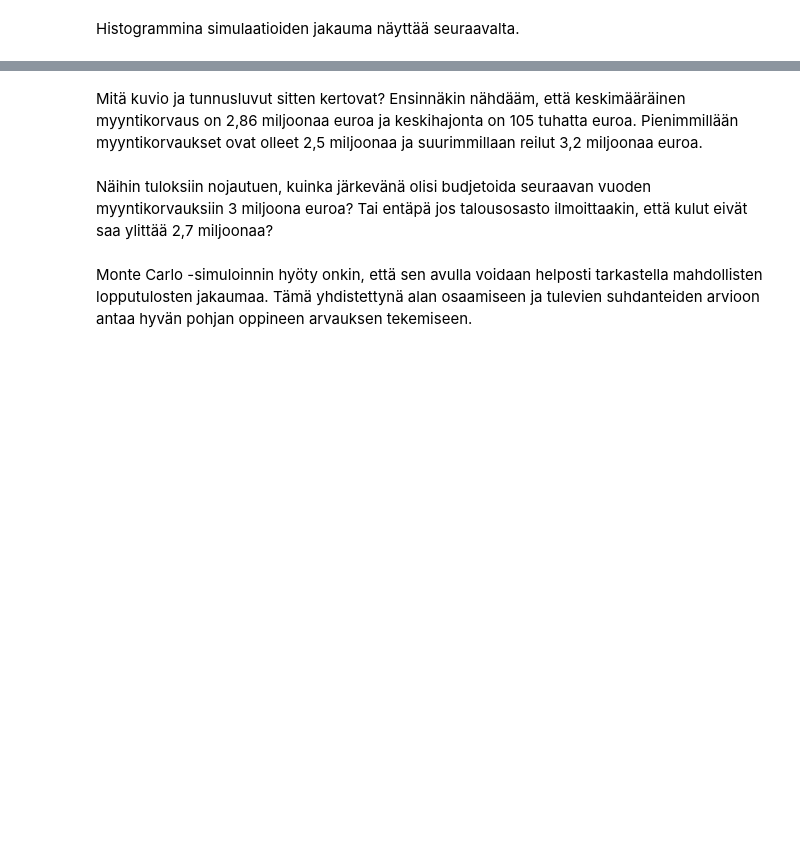
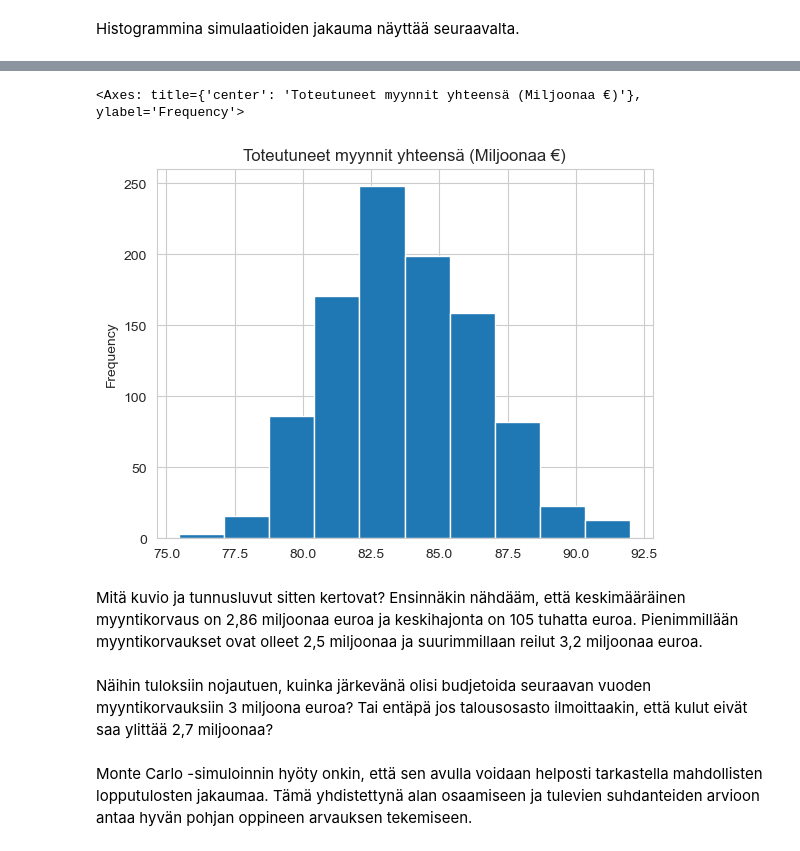
Before and after one commit to juhanurmonen/decision-making, a Jupyter notebook: Monte_Carlo_simulaatio_Pythonilla.ipynb, the cells around one changed output, grey strips where cells are left out. Drawn from its saved outputs; the diff is of its cells as text; code cells hidden in the pictures; blank space fills up the shorter version.

```diff
--- a/Monte_Carlo_simulaatio_Pythonilla.ipynb
+++ b/Monte_Carlo_simulaatio_Pythonilla.ipynb
@@ -268,3 +268,8 @@ Histogrammina simulaatioiden jakauma näyttää seuraavalta.
+# %%
+(tulokset_df['Toteutunut (€)']/1000000).plot(kind='hist', title="Toteutuneet myynnit yhteensä (Miljoonaa €)")
+# %% [output]
+<Axes: title={'center': 'Toteutuneet myynnit yhteensä (Miljoonaa €)'}, ylabel='Frequency'>
+[figure, added]
 # %% [markdown]
 Mitä kuvio ja tunnusluvut sitten kertovat? Ensinnäkin nähdääm, että keskimääräinen myyntikorvaus on 2,86 miljoonaa euroa ja keskihajonta on 105 tuhatta euroa. Pienimmillään myyntikorvaukset ovat olleet 2,5 miljoonaa ja suurimmillaan reilut 3,2 miljoonaa euroa.
 # %% [markdown]
```
Also changed, not shown: parts of 10 cells of this notebook.
